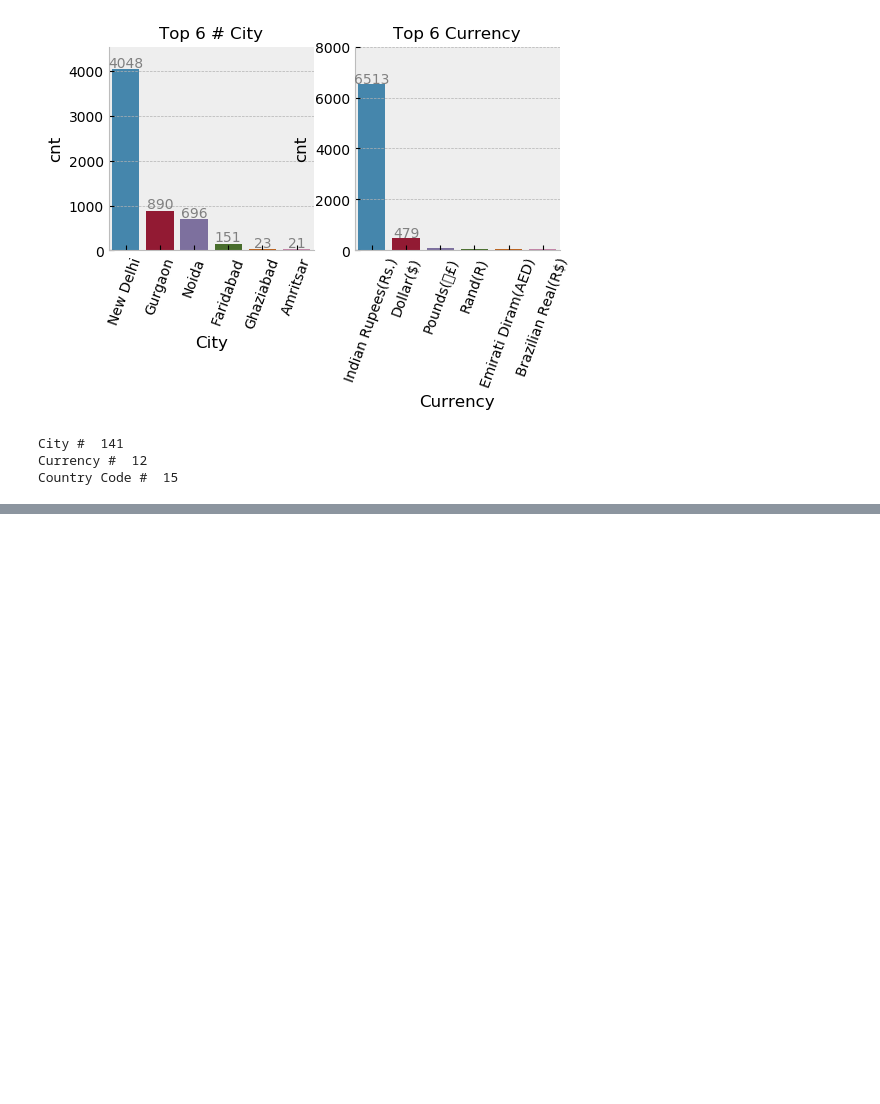
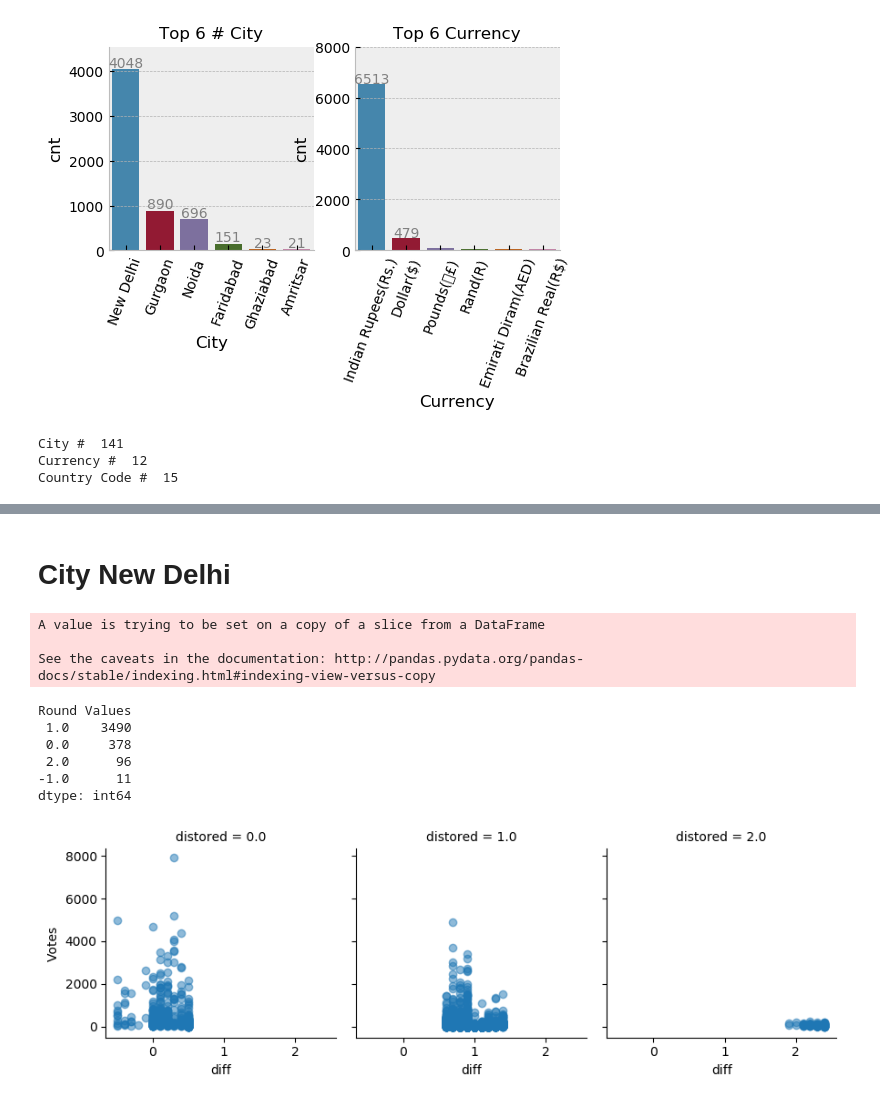
Before and after one commit to AvinashDamodaran/Zomato-Restaurant, a Jupyter notebook: Zomato India Restaurant.ipynb, the cells around one changed output, grey strips where cells are left out. Cells and saved outputs as stored; diff of their text form; code cells hidden in the pictures; blank space fills up the shorter version.

```diff
--- a/Zomato India Restaurant.ipynb
+++ b/Zomato India Restaurant.ipynb
@@ -100,3 +100,45 @@ for i,(lat,lon) in enumerate(tr_USA.values):folium.Marker([lat,lon]).add_to(map_
 map_F
 # %% [output]
 [interactive output not drawn]
+# %% [markdown]
+# City New Delhi
+# %%
+df_train=pd.read_csv("C:/Users/Avinash/Desktop/DS Project/Zomato/Data/zomato.csv",encoding='latin-1')
+df_train['rating_cat'] = df_train['Rating text'].map({'Not rated': -1, 'Poor':0, 'Average':2, 'Good':3, 'Very Good':4, 'Excellent':5})
+df_train.rename(columns = {'Aggregate rating':'rating_num', 'Has Table booking': 'Book', 'Has Online delivery': 'On_deliver', 'Is delivering now':'Cur_deliver',
+                          'Switch to order menu' : 'Switch_menu', 'Average Cost for two' : 'Avg_cost_two', 'Price range' : 'Pr_range'}, inplace = True)
+df_train.drop(['Rating color', 'Rating text'], axis = 1 ,inplace= True)
+
+df_test=df_train.loc[df_train.rating_cat==-1,:].copy()
+df_train=df_train.loc[df_train.rating_cat!=-1,:].copy()
+
+df_city=df_train.loc[(df_train['City']=='New Delhi')&(df_train['Country Code']==1),:]
+df_city.drop(['Country Code', 'City', 'Locality Verbose', 'Currency'], axis = 1, inplace = True)
+df_city = df_city.loc[df_city['Longitude'] != 0, :]
+#print(df_city.head(5))
+# %% [output]
+A value is trying to be set on a copy of a slice from a DataFrame
+
+See the caveats in the documentation: http://pandas.pydata.org/pandas-docs/stable/indexing.html#indexing-view-versus-copy
+# %%
+tmp = df_city['rating_num'].map(np.round)
+
+print('Round Values')
+print(((tmp-df_city['rating_cat']).map(np.round)).value_counts())
+# %% [output]
+Round Values
+ 1.0    3490
+ 0.0     378
+ 2.0      96
+-1.0      11
+dtype: int64
+# %%
+sys_check= df_city[['rating_num','rating_cat','Votes']].copy()
+sys_check['diff']=sys_check['rating_num']-sys_check['rating_cat']
+sys_check['distored']=(df_city['rating_num']-df_city['rating_cat']).map(np.round)
+
+g=sns.FacetGrid(data=sys_check,col='distored')
+g=g.map(plt.scatter,'diff','Votes',alpha=0.5)
+plt.show()
+# %% [output]
+[figure, added]
```
Also changed, not shown: parts of 2 cells of this notebook.
